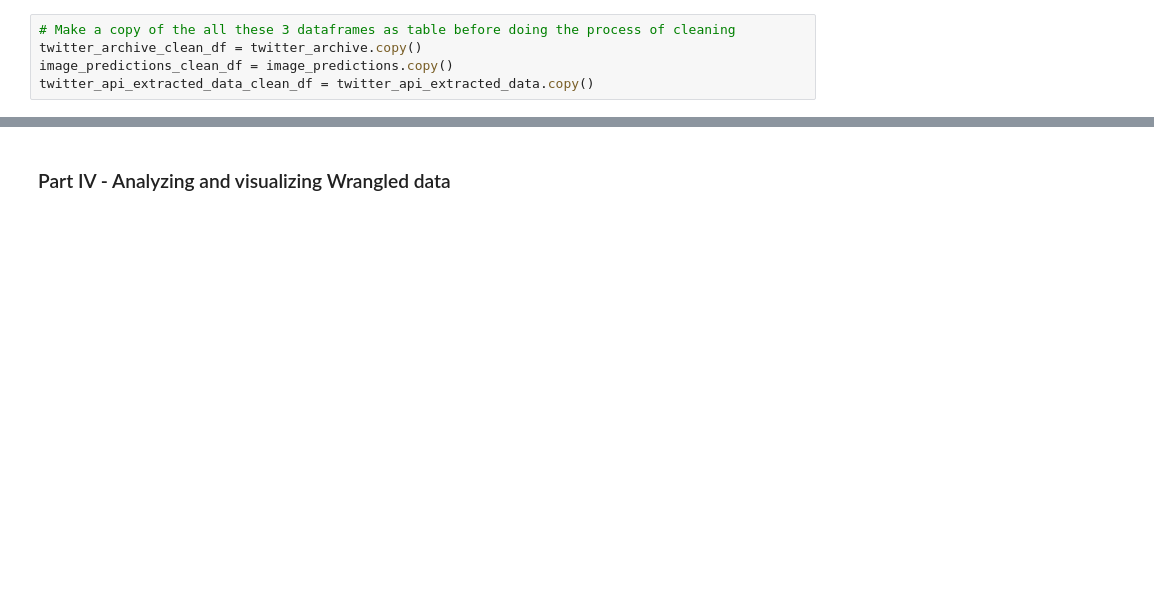
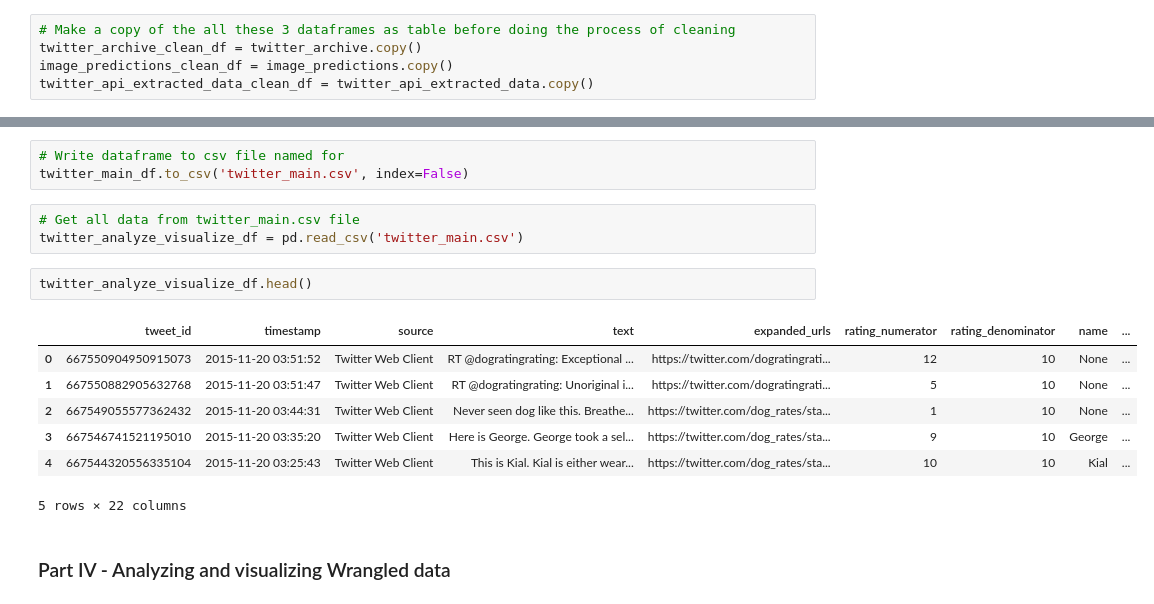
Before and after one commit to Rapter1990/Udacity-Data-Analyst-Nanodegree, a Jupyter notebook: P4_Wrangle_And_Analyze_Data/wrangle_act.ipynb, the cells around one changed output, grey strips where cells are left out. Drawn from its saved outputs; the diff is of its cells as text; blank space fills up the shorter version.

```diff
--- a/P4_Wrangle_And_Analyze_Data/wrangle_act.ipynb
+++ b/P4_Wrangle_And_Analyze_Data/wrangle_act.ipynb
@@ -972,3 +1215,19 @@ twitter_api_extracted_data_clean_df = twitter_api_extracted_data.copy()
+# %%
+# Write dataframe to csv file named for
+twitter_main_df.to_csv('twitter_main.csv', index=False)
+# %%
+# Get all data from twitter_main.csv file
+twitter_analyze_visualize_df = pd.read_csv('twitter_main.csv')
+# %%
+twitter_analyze_visualize_df.head()
+# %% [output]
+|  | tweet_id | timestamp | source | text | expanded_urls | rating_numerator | rating_denominator | name | ... |
+| 0 | 667550904950915073 | 2015-11-20 03:51:52 | Twitter Web Client | RT @dogratingrating: Exceptional ... | https://twitter.com/dogratingrati... | 12 | 10 | None | ... |
+| 1 | 667550882905632768 | 2015-11-20 03:51:47 | Twitter Web Client | RT @dogratingrating: Unoriginal i... | https://twitter.com/dogratingrati... | 5 | 10 | None | ... |
+| 2 | 667549055577362432 | 2015-11-20 03:44:31 | Twitter Web Client | Never seen dog like this. Breathe... | https://twitter.com/dog_rates/sta... | 1 | 10 | None | ... |
+| 3 | 667546741521195010 | 2015-11-20 03:35:20 | Twitter Web Client | Here is George. George took a sel... | https://twitter.com/dog_rates/sta... | 9 | 10 | George | ... |
+| 4 | 667544320556335104 | 2015-11-20 03:25:43 | Twitter Web Client | This is Kial. Kial is either wear... | https://twitter.com/dog_rates/sta... | 10 | 10 | Kial | ... |
+5 rows × 22 columns
 # %% [markdown]
 <a id='analyzing_visualizing'></a>
 ### Part IV - Analyzing and visualizing Wrangled data
```
Also changed, not shown: parts of 28 cells of this notebook, 1 other file.
